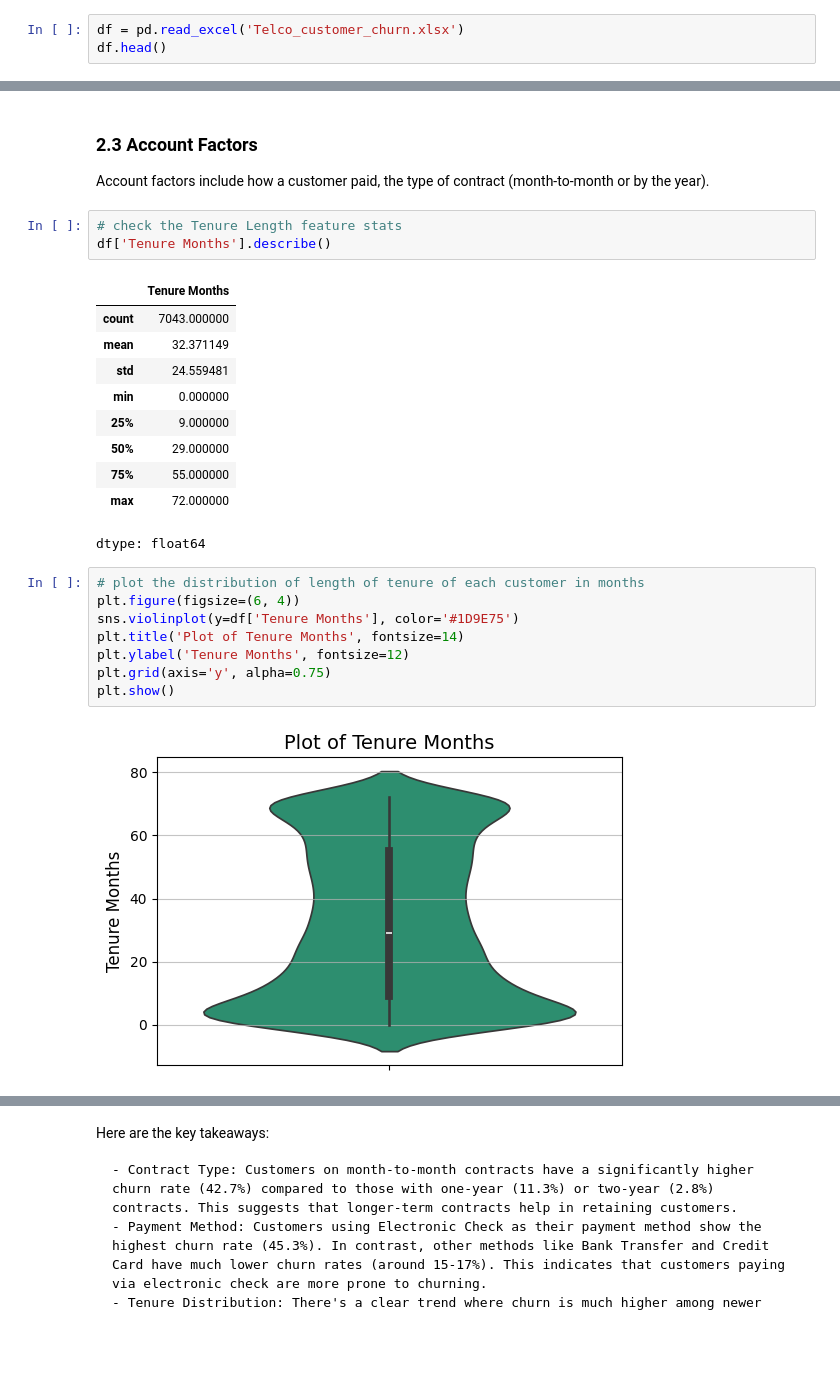
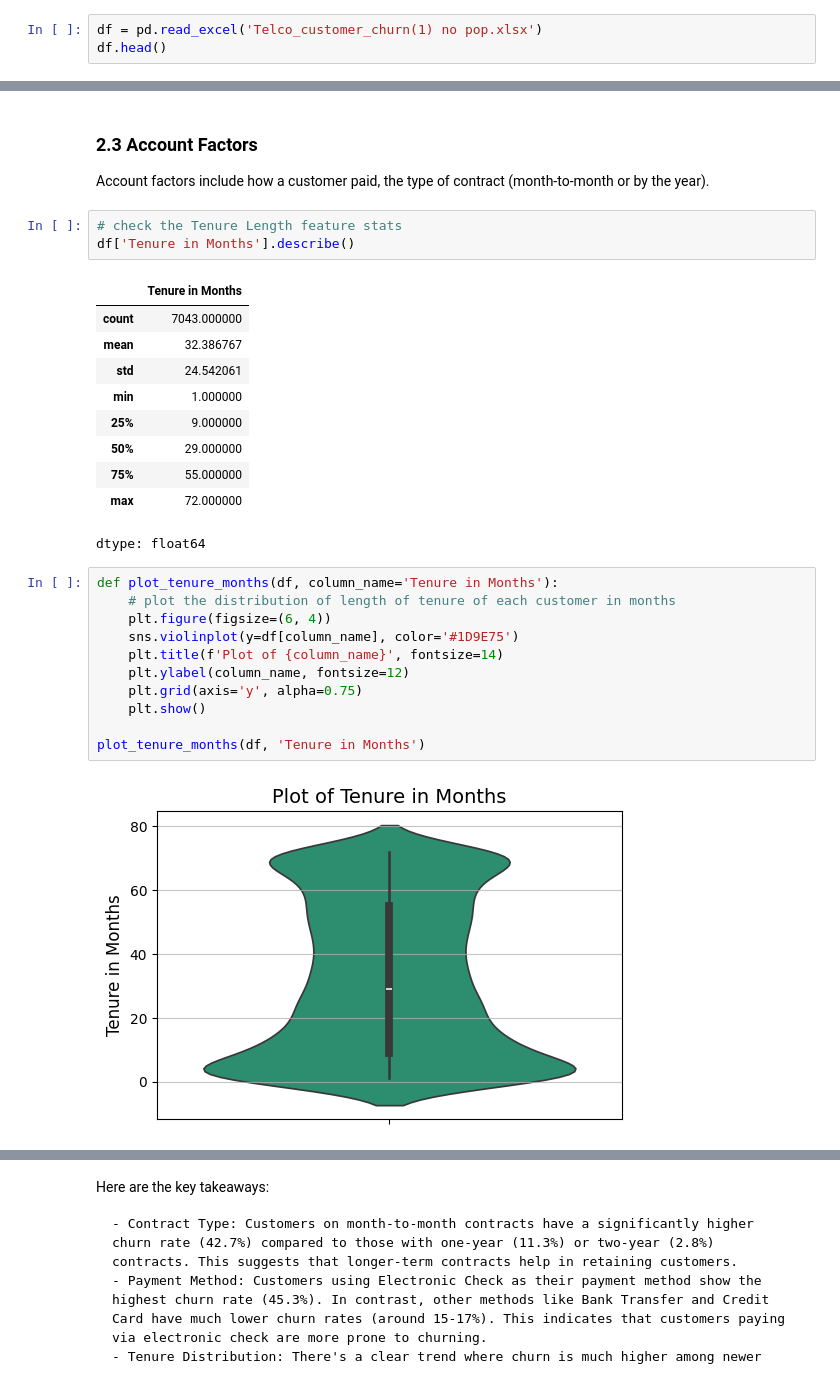
Before and after one commit to jma199/telco-customer-churn, a Jupyter notebook: Customer_Churn_EDA.ipynb, the cells around one changed output, grey strips where cells are left out. Drawn from its saved outputs; the diff is of its cells as text; blank space fills up the shorter version.

```diff
--- a/Customer_Churn_EDA.ipynb
+++ b/Customer_Churn_EDA.ipynb
@@ -22,6 +22,6 @@ import matplotlib.ticker as mtick
 import seaborn as sns
 from scipy.stats import chi2_contingency
 # %%
-df = pd.read_excel('Telco_customer_churn.xlsx')
+df = pd.read_excel('Telco_customer_churn(1) no pop.xlsx')
 df.head()
 # %% [output]
@@ -264,28 +274,31 @@ Three clear takeaways:
 Account factors include how a customer paid, the type of contract (month-to-month or by the year).
 # %%
 # check the Tenure Length feature stats
-df['Tenure Months'].describe()
+df['Tenure in Months'].describe()
 # %% [output]
-|  | Tenure Months |
+|  | Tenure in Months |
 | count | 7043.000000 |
-| mean | 32.371149 |
-| std | 24.559481 |
-| min | 0.000000 |
+| mean | 32.386767 |
+| std | 24.542061 |
+| min | 1.000000 |
 | 25% | 9.000000 |
 | 50% | 29.000000 |
 | 75% | 55.000000 |
 | max | 72.000000 |
 dtype: float64
 # %%
-# plot the distribution of length of tenure of each customer in months
-plt.figure(figsize=(6, 4))
-sns.violinplot(y=df['Tenure Months'], color='#1D9E75')
-plt.title('Plot of Tenure Months', fontsize=14)
-plt.ylabel('Tenure Months', fontsize=12)
-plt.grid(axis='y', alpha=0.75)
-plt.show()
+def plot_tenure_months(df, column_name='Tenure in Months'):
+    # plot the distribution of length of tenure of each customer in months
+    plt.figure(figsize=(6, 4))
+    sns.violinplot(y=df[column_name], color='#1D9E75')
+    plt.title(f'Plot of {column_name}', fontsize=14)
+    plt.ylabel(column_name, fontsize=12)
+    plt.grid(axis='y', alpha=0.75)
+    plt.show()
+
+plot_tenure_months(df, 'Tenure in Months')
 # %% [output]
-[figure, old version]
+[figure, new version]
 # %%
 def account_factors(df, churn_col, churn_val='Yes'):
     results = {}
```
Also changed, not shown: parts of 23 cells of this notebook.
